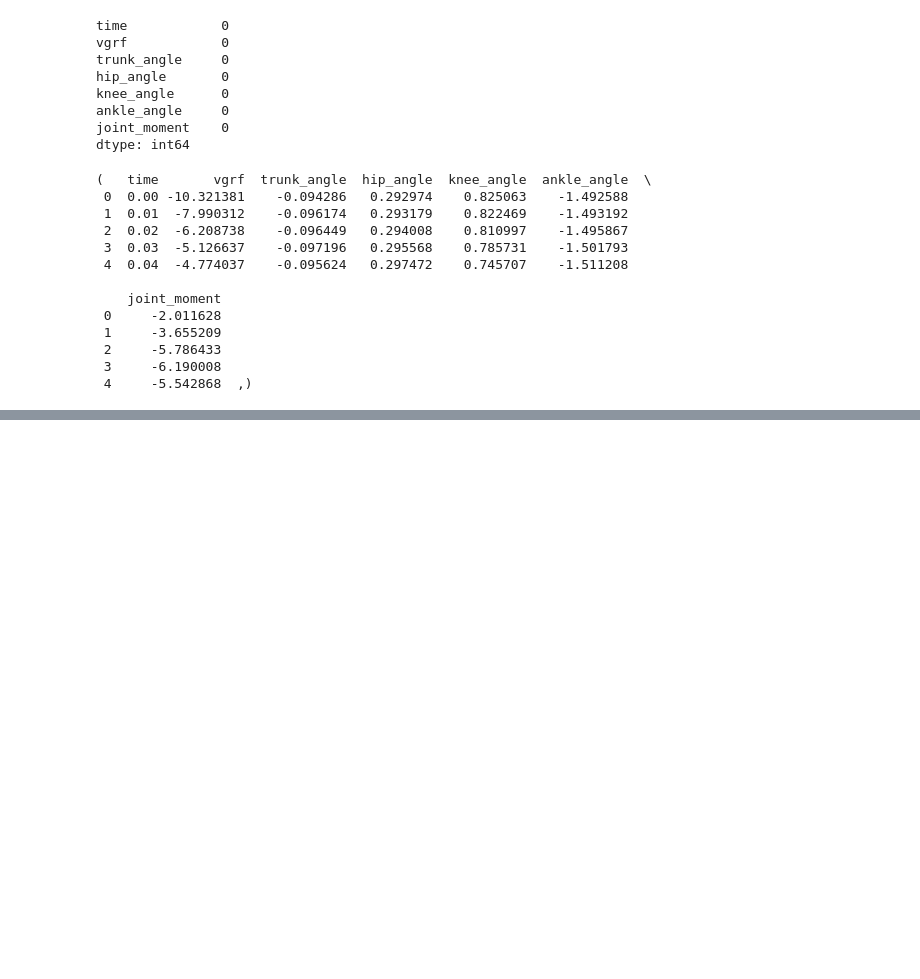
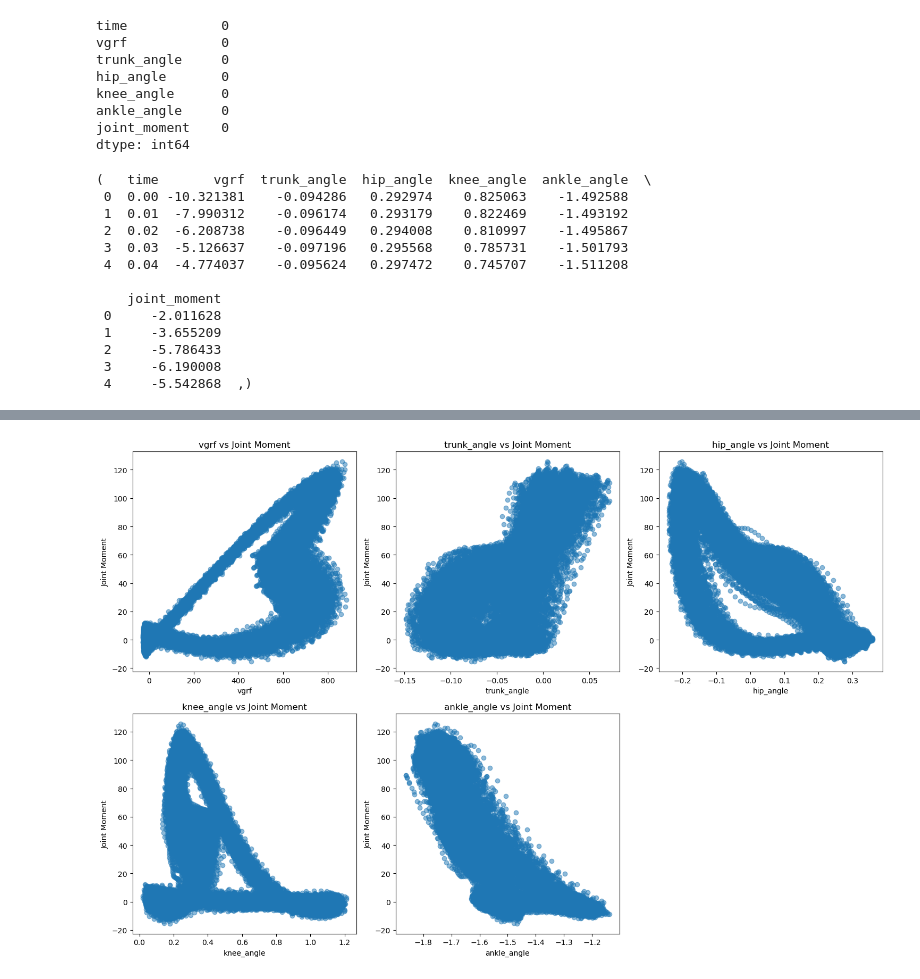
Before and after one commit to moeezmujahid70/NeuralGait, a Jupyter notebook: data_explore.ipynb, the cells around one changed output, grey strips where cells are left out. Saved outputs shown, nothing was run; the diff lists cells and outputs as text; code cells hidden in the pictures; blank space fills up the shorter version.

```diff
--- a/data_explore.ipynb
+++ b/data_explore.ipynb
@@ -92,0 +104,15 @@ test_targets = targets[train_size:]
+# %%
+plt.figure(figsize=(15, 10))
+
+# Plot each feature against the target 'joint_moment'
+for i, column in enumerate(column_names[1:-1], 1):  # Skip 'time' and 'joint_moment'
+    plt.subplot(2, 3, i)
+    plt.scatter(df[column], df['joint_moment'], alpha=0.5)
+    plt.title(f'{column} vs Joint Moment')
+    plt.xlabel(column)
+    plt.ylabel('Joint Moment')
+
+plt.tight_layout()
+plt.show()
+# %% [output]
+[figure, added]
```
Also changed, not shown: parts of 5 cells of this notebook.
